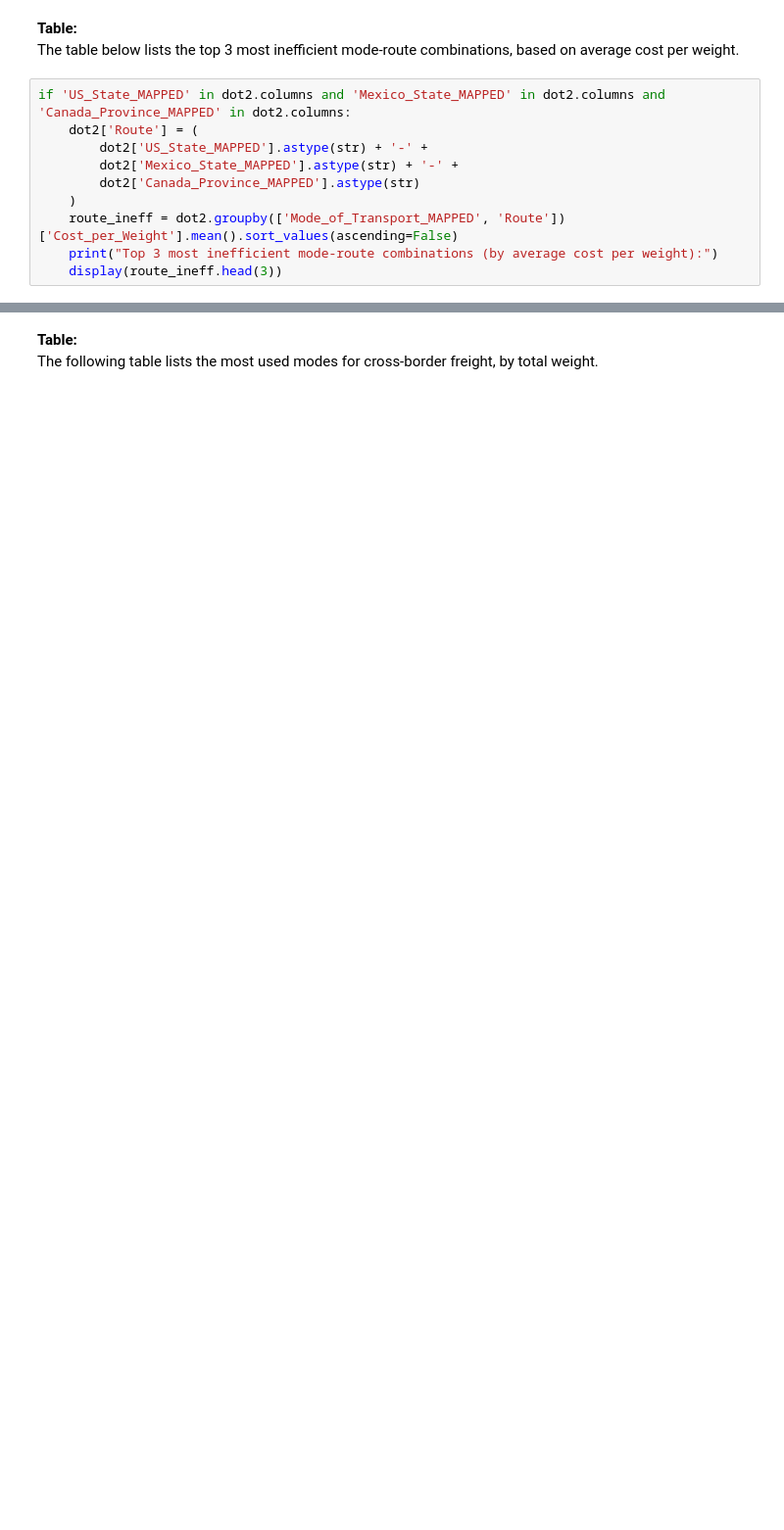
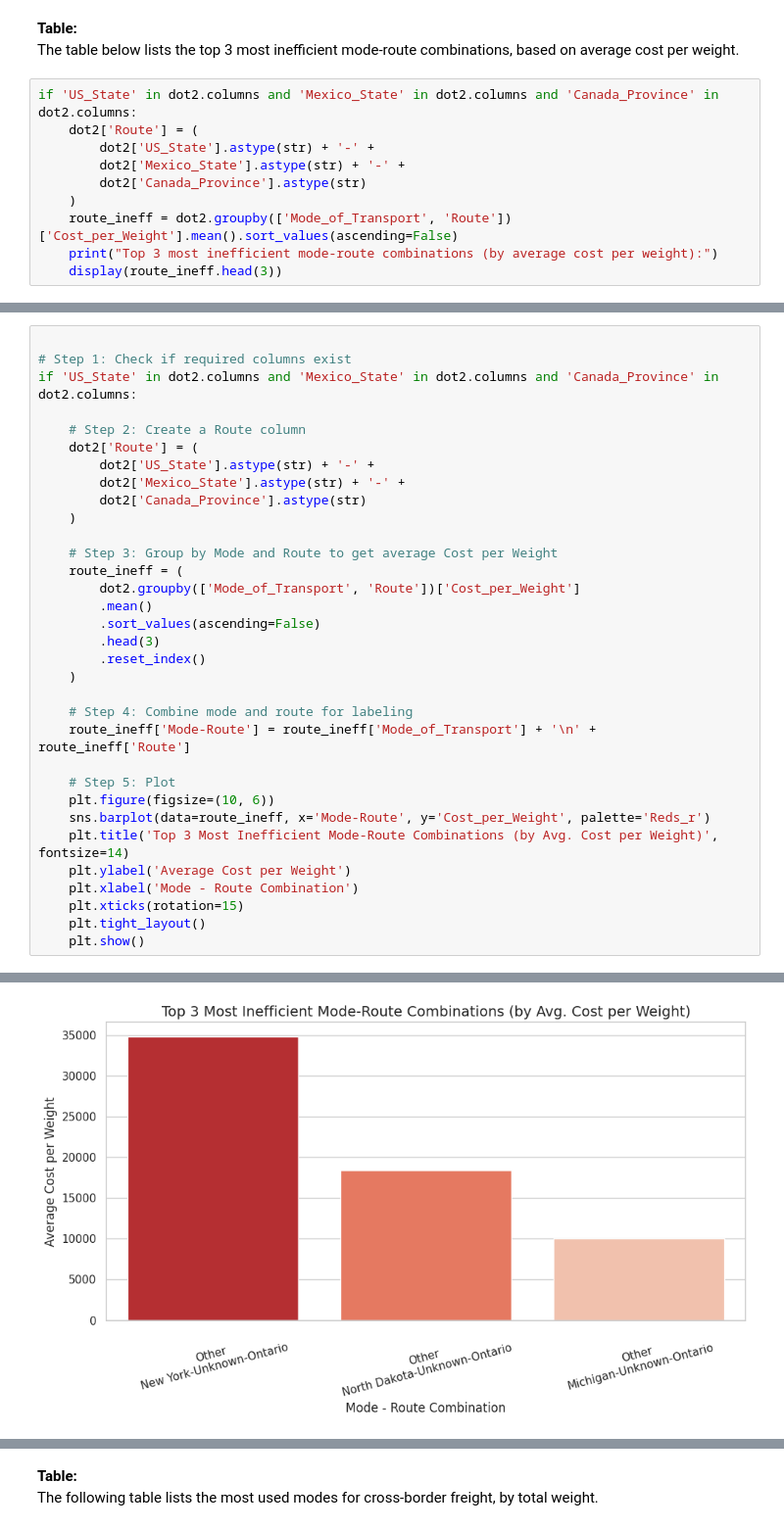
Before and after one commit to JohnEvansOkyere/Trans_BorderFreight_Data_Analysis, a Jupyter notebook: notebooks/eda_analysis_original.ipynb, the cells around one changed output, grey strips where cells are left out. Shown at 98% size. Drawn from its saved outputs; the diff is of its cells as text; blank space fills up the shorter version.

Commit message:
generate insight from my cleaned data

```diff
--- a/notebooks/eda_analysis_original.ipynb
+++ b/notebooks/eda_analysis_original.ipynb
@@ -298,12 +319,12 @@ plt.show()
 **Table:**
 The table below lists the top 3 most inefficient mode-route combinations, based on average cost per weight.
 # %%
-if 'US_State_MAPPED' in dot2.columns and 'Mexico_State_MAPPED' in dot2.columns and 'Canada_Province_MAPPED' in dot2.columns:
+if 'US_State' in dot2.columns and 'Mexico_State' in dot2.columns and 'Canada_Province' in dot2.columns:
     dot2['Route'] = (
-        dot2['US_State_MAPPED'].astype(str) + '-' +
-        dot2['Mexico_State_MAPPED'].astype(str) + '-' +
-        dot2['Canada_Province_MAPPED'].astype(str)
+        dot2['US_State'].astype(str) + '-' +
+        dot2['Mexico_State'].astype(str) + '-' +
+        dot2['Canada_Province'].astype(str)
     )
-    route_ineff = dot2.groupby(['Mode_of_Transport_MAPPED', 'Route'])['Cost_per_Weight'].mean().sort_values(ascending=False)
+    route_ineff = dot2.groupby(['Mode_of_Transport', 'Route'])['Cost_per_Weight'].mean().sort_values(ascending=False)
     print("Top 3 most inefficient mode-route combinations (by average cost per weight):")
     display(route_ineff.head(3))
@@ -309,0 +340,34 @@ if 'US_State_MAPPED' in dot2.columns and 'Mexico_State_MAPPED' in dot2.columns a
+# %%
+
+# Step 1: Check if required columns exist
+if 'US_State' in dot2.columns and 'Mexico_State' in dot2.columns and 'Canada_Province' in dot2.columns:
+
+    # Step 2: Create a Route column
+    dot2['Route'] = (
+        dot2['US_State'].astype(str) + '-' +
+        dot2['Mexico_State'].astype(str) + '-' +
+        dot2['Canada_Province'].astype(str)
+    )
+
+    # Step 3: Group by Mode and Route to get average Cost per Weight
+    route_ineff = (
+        dot2.groupby(['Mode_of_Transport', 'Route'])['Cost_per_Weight']
+        .mean()
+        .sort_values(ascending=False)
+        .head(3)
+        .reset_index()
+    )
+
+    # Step 4: Combine mode and route for labeling
+    route_ineff['Mode-Route'] = route_ineff['Mode_of_Transport'] + '\n' + route_ineff['Route']
+
+    # Step 5: Plot
+    plt.figure(figsize=(10, 6))
+    sns.barplot(data=route_ineff, x='Mode-Route', y='Cost_per_Weight', palette='Reds_r')
+    plt.title('Top 3 Most Inefficient Mode-Route Combinations (by Avg. Cost per Weight)', fontsize=14)
+    plt.ylabel('Average Cost per Weight')
+    plt.xlabel('Mode - Route Combination')
+    plt.xticks(rotation=15)
+    plt.tight_layout()
+    plt.show()
+# %% [output]
@@ -309,0 +377 @@ if 'US_State_MAPPED' in dot2.columns and 'Mexico_State_MAPPED' in dot2.columns a
+[figure, added]
```
Also changed, not shown: parts of 23 cells of this notebook.
